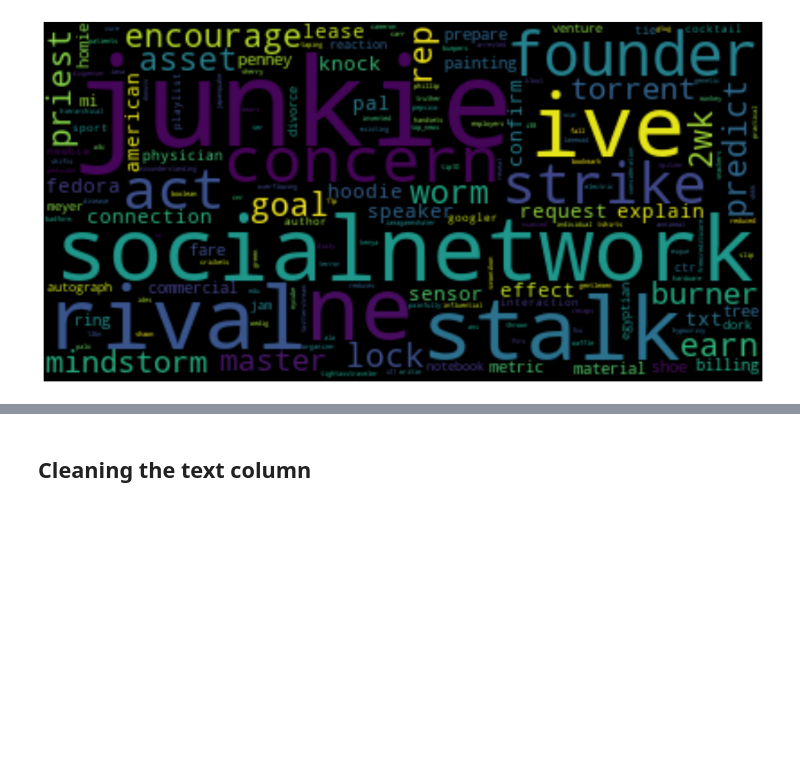
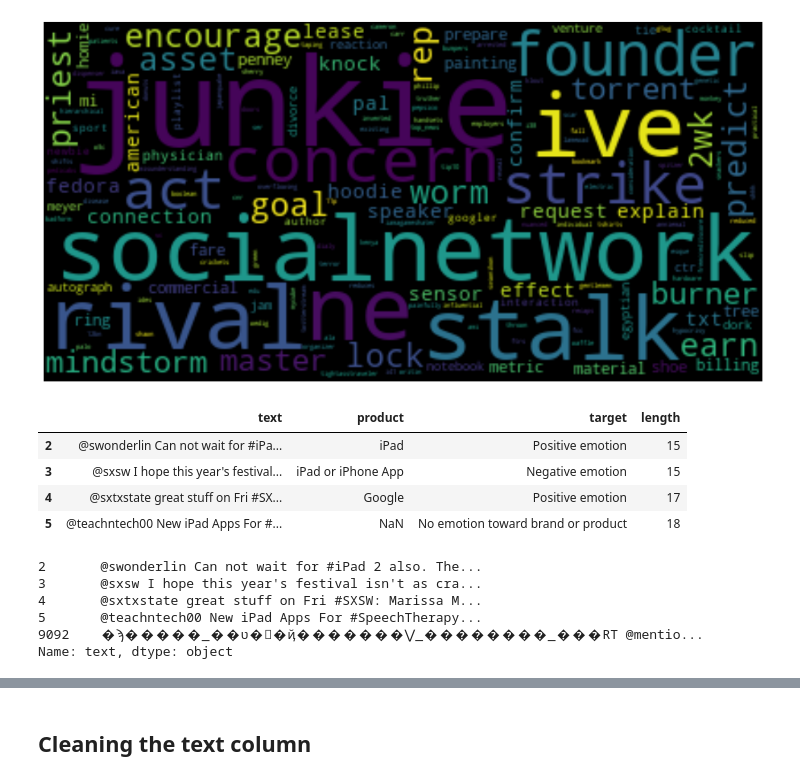
Before and after one commit to czarina-ds/Twitter-Sentiment-Analysis, a Jupyter notebook: index.ipynb, the cells around one changed output, grey strips where cells are left out. Cells and saved outputs as stored; diff of their text form; code cells hidden in the pictures; blank space fills up the shorter version.

```diff
--- a/index.ipynb
+++ b/index.ipynb
@@ -753,3 +762,11 @@ plt.axis("off")
 plt.show()
 # %% [output]
 [figure]
+# %%
+df.iloc[2:6]
+# %% [output]
+|  | text | product | target | length |
+| 2 | @swonderlin Can not wait for #iPa... | iPad | Positive emotion | 15 |
+| 3 | @sxsw I hope this year's festival... | iPad or iPhone App | Negative emotion | 15 |
+| 4 | @sxtxstate great stuff on Fri #SX... | Google | Positive emotion | 17 |
+| 5 | @teachntech00 New iPad Apps For #... | NaN | No emotion toward brand or product | 18 |
@@ -755,0 +777,9 @@ plt.show()
+# %%
+df_sample['text']
+# %% [output]
+2       @swonderlin Can not wait for #iPad 2 also. The...
+3       @sxsw I hope this year's festival isn't as cra...
+4       @sxtxstate great stuff on Fri #SXSW: Marissa M...
+5       @teachntech00 New iPad Apps For #SpeechTherapy...
+9092    �ϡ�����_��ʋ�΋�ҋ�������⋁_��������_���RT @mentio...
+Name: text, dtype: object
```
Also changed, not shown: parts of 96 cells of this notebook.
